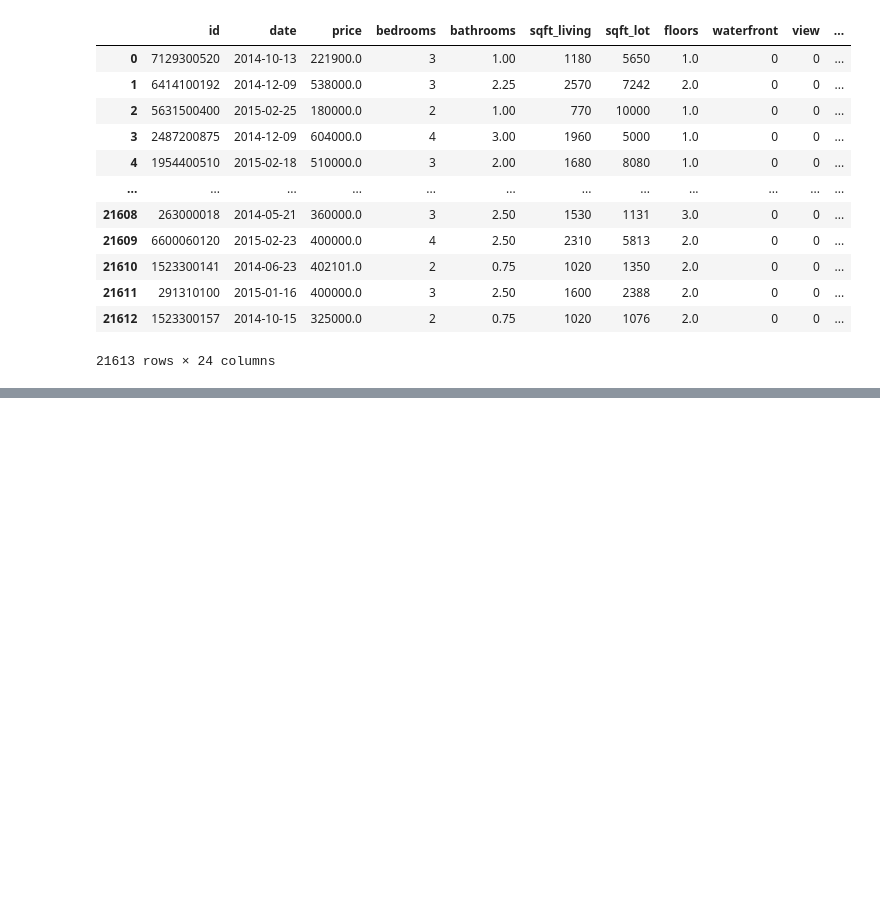
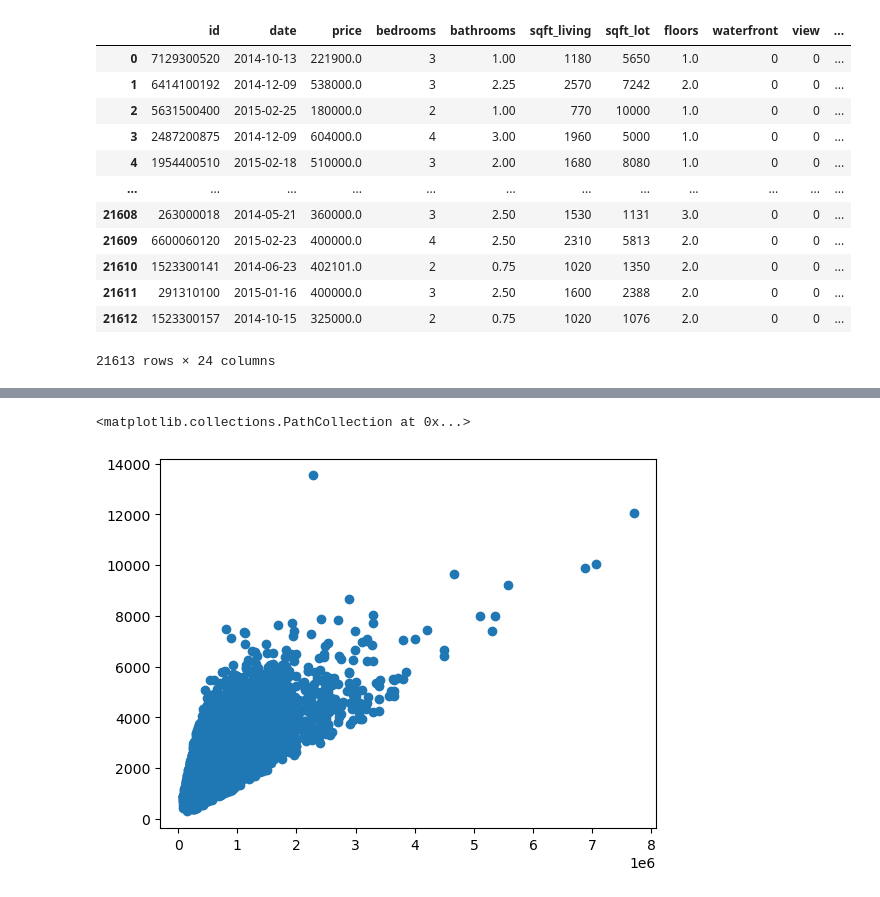
Before and after one commit to vicky887766/schulich-6666, a Jupyter notebook: Assignment 3.ipynb, the cells around one changed output, grey strips where cells are left out. Drawn from its saved outputs; the diff is of its cells as text; code cells hidden in the pictures; blank space fills up the shorter version.

```diff
--- a/Assignment 3.ipynb
+++ b/Assignment 3.ipynb
@@ -101,0 +129,5 @@ df
+# %%
+plt.scatter(df['price'],df['sqft_living'])
+# %% [output]
+<matplotlib.collections.PathCollection at 0x...>
+[figure, added]
```
Also changed, not shown: parts of 26 cells of this notebook.
